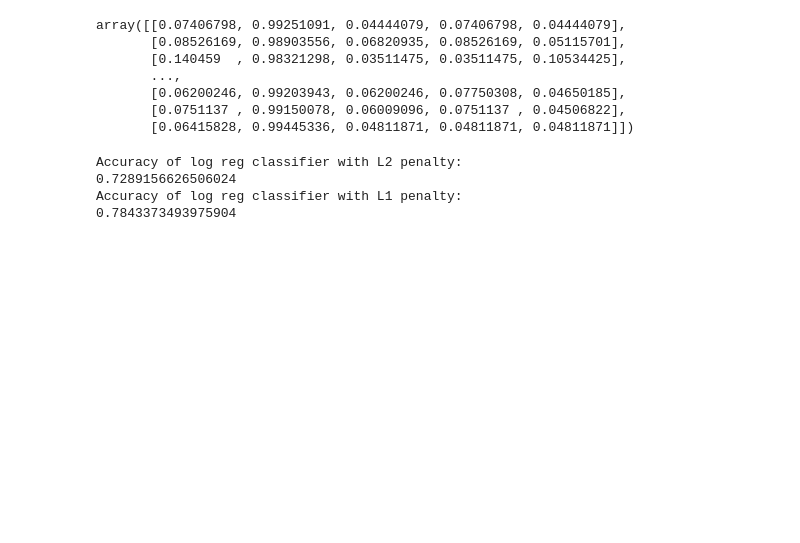
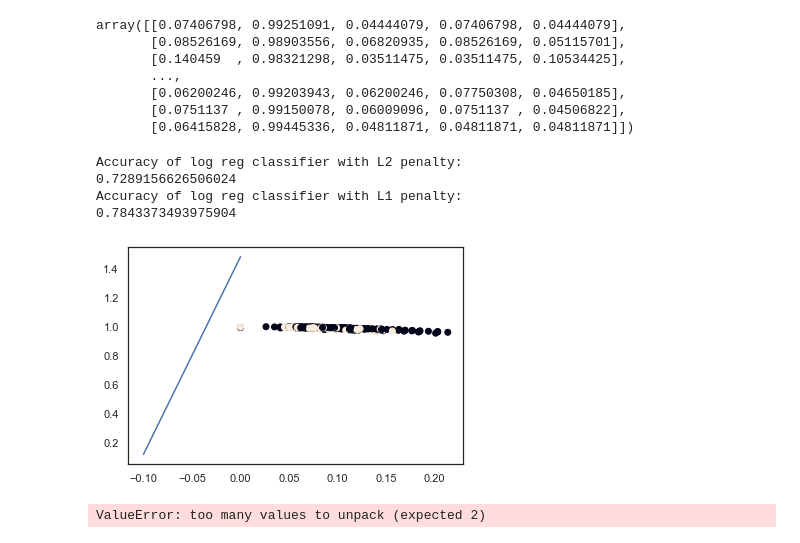
Before and after one commit to alexandradecarvalho/logistic-regression, a Jupyter notebook: log_reg_sk.ipynb, the cells around one changed output. Saved outputs shown, nothing was run; the diff lists cells and outputs as text; code cells hidden in the pictures; blank space fills up the shorter version.

```diff
--- a/log_reg_sk.ipynb
+++ b/log_reg_sk.ipynb
@@ -83,3 +83,49 @@ Accuracy of log reg classifier with L2 penalty:
 0.7289156626506024
 Accuracy of log reg classifier with L1 penalty:
 0.7843373493975904
+# %%
+clfL1 = LogisticRegression().fit(X, y)
+# %%
+points_x=[x/10. for x in range(-1,+1)]
+
+line_bias = clfL1.intercept_
+line_w = clfL1.coef_.T
+points_y=[(line_w[0]*x+line_bias)/(-1*line_w[1]) for x in points_x]
+plt.plot(points_x, points_y)
+
+plt.scatter(X[:,0], X[:,1],c=y)
+
+plt.show()
+# %% [output]
+[figure, added]
+# %%
+
+
+# Fit the data to a logistic regression model.
+clf = sklearn.linear_model.LogisticRegression()
+clf.fit(X, y)
+
+# Retrieve the model parameters.
+b = clf.intercept_[0]
+w1, w2 = clf.coef_.T
+# Calculate the intercept and gradient of the decision boundary.
+c = -b / w2
+m = -w1 / w2
+
+# Plot the data and the classification with the decision boundary.
+xmin, xmax = -1, 2
+ymin, ymax = -1, 2.5
+xd = np.array([xmin, xmax])
+yd = m * xd + c
+plt.plot(xd, yd, 'k', lw = 1, ls = '--')
+plt.fill_between(xd, yd, ymin, color = 'tab:blue', alpha = 0.2)
+plt.fill_between(xd, yd, ymax, color = 'tab:orange', alpha = 0.2)
+
+plt.scatter( * X[y == 0].T, s = 8, alpha = 0.5)
+plt.scatter( * X[y == 1].T, s = 8, alpha = 0.5)
+plt.xlim(xmin, xmax)
+plt.ylim(ymin, ymax)
+
+plt.show()
+# %% [output]
+ValueError: too many values to unpack (expected 2)
```
Also changed, not shown: parts of 4 cells of this notebook.
